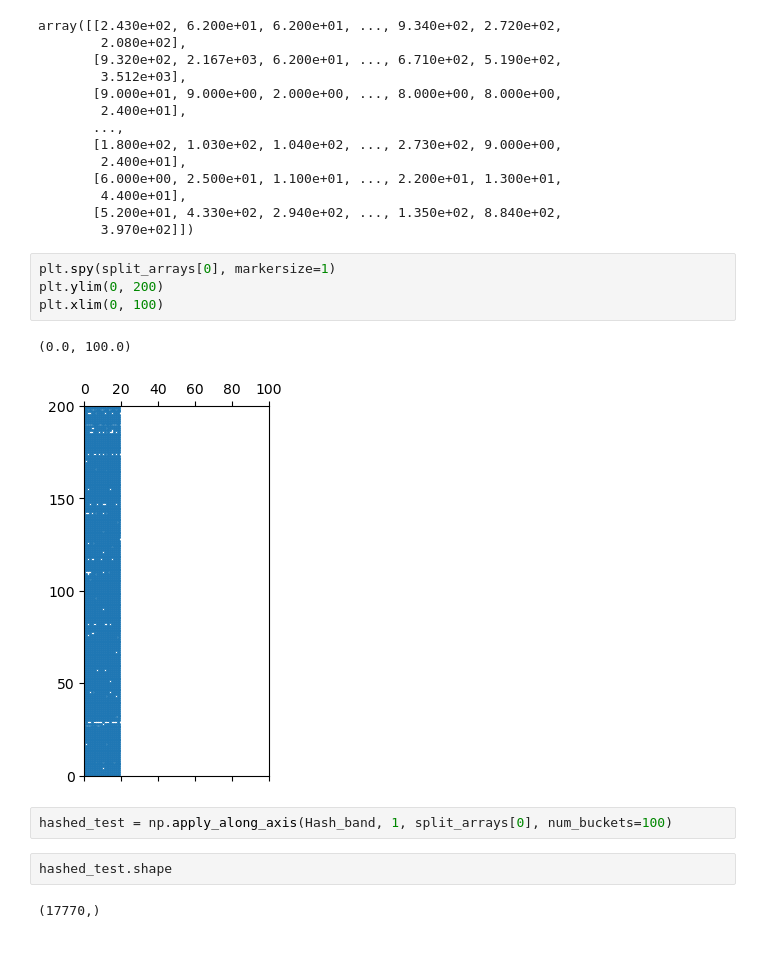
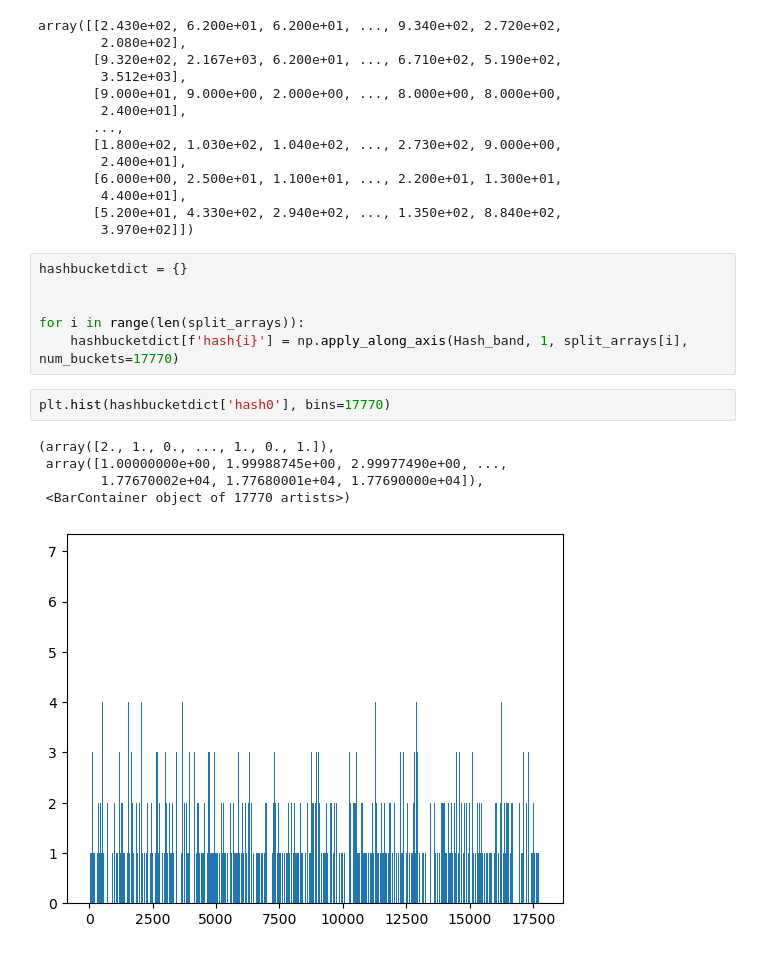
Before and after one commit to DaanLetter/ADM, a Jupyter notebook: Jupytercode.ipynb, the cells around one changed output. Saved outputs shown, nothing was run; the diff lists cells and outputs as text.

```diff
--- a/Jupytercode.ipynb
+++ b/Jupytercode.ipynb
@@ -250,16 +250,17 @@ array([[2.430e+02, 6.200e+01, 6.200e+01, ..., 9.340e+02, 2.720e+02,
         4.400e+01],
        [5.200e+01, 4.330e+02, 2.940e+02, ..., 1.350e+02, 8.840e+02,
         3.970e+02]])
-# %%
-plt.spy(split_arrays[0], markersize=1)
-plt.ylim(0, 200)
-plt.xlim(0, 100)
-# %% [output]
-(0.0, 100.0)
-[figure, removed]
-# %%
-hashed_test = np.apply_along_axis(Hash_band, 1, split_arrays[0], num_buckets=100)
-# %%
-hashed_test.shape
-# %% [output]
-(17770,)
+# %%
+hashbucketdict = {}
+
+
+for i in range(len(split_arrays)):
+    hashbucketdict[f'hash{i}'] = np.apply_along_axis(Hash_band, 1, split_arrays[i], num_buckets=17770)
+# %%
+plt.hist(hashbucketdict['hash0'], bins=17770)
+# %% [output]
+(array([2., 1., 0., ..., 1., 0., 1.]),
+ array([1.00000000e+00, 1.99988745e+00, 2.99977490e+00, ...,
+        1.77670002e+04, 1.77680001e+04, 1.77690000e+04]),
+ <BarContainer object of 17770 artists>)
+[figure, added]
```
Also changed, not shown: parts of 3 cells of this notebook.
